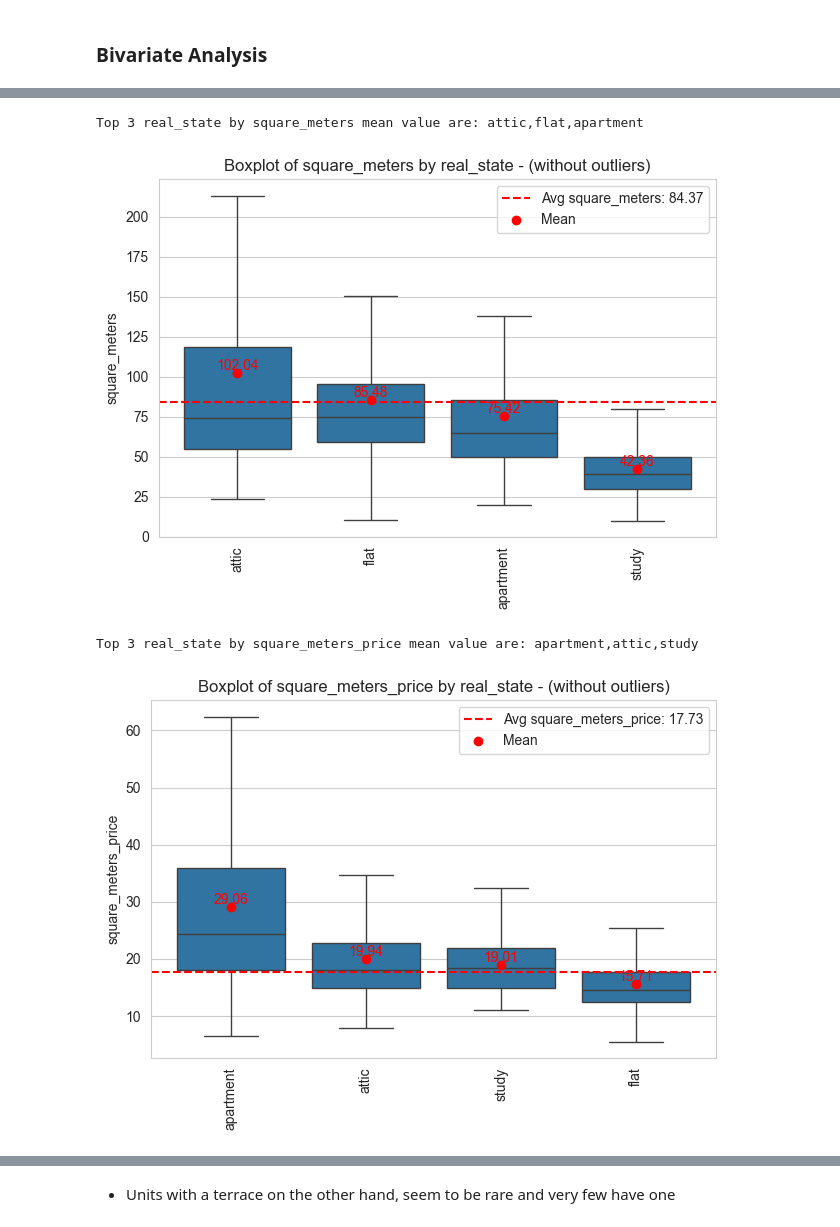
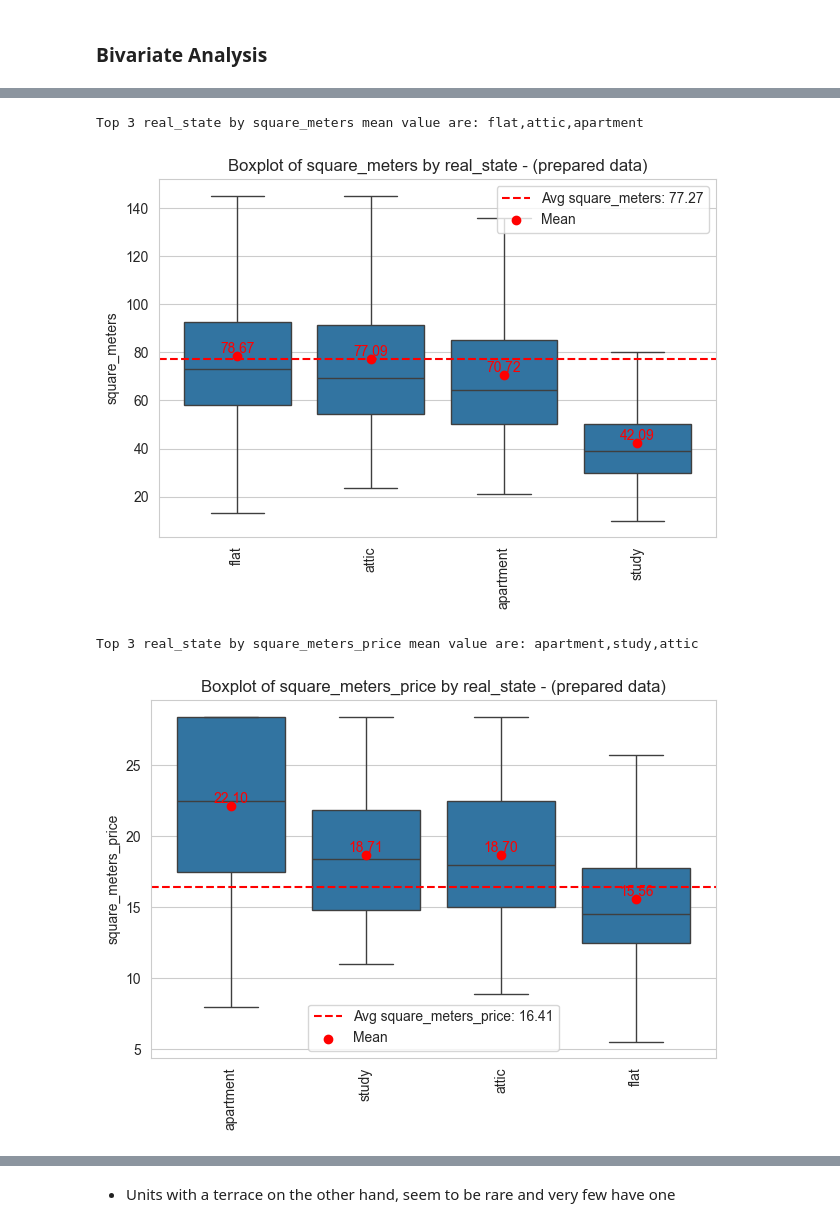
Before and after one commit to otrocarlosmartinez/IMPELIA_PEA_AIDS_PROJECT2, a Jupyter notebook: CarlosM/PROJECT2_PYTHON_cm1.ipynb, the cells around one changed output, grey strips where cells are left out. Cells and saved outputs as stored; diff of their text form; code cells hidden in the pictures.

```diff
--- a/CarlosM/PROJECT2_PYTHON_cm1.ipynb
+++ b/CarlosM/PROJECT2_PYTHON_cm1.ipynb
@@ -545,5 +539,6 @@ dtype: int64
 # %%
-df2['bathroom'] = df2['bathroom'].fillna(df2.groupby(['real_state', 'neighborhood'])['bathroom'].transform('mean'))
+#df2['bathroom'] = df2['bathroom'].fillna(df2.groupby(['real_state', 'neighborhood'])['bathroom'].transform('mean'))
+df2['bathroom'] = df2['bathroom'].fillna(df2.groupby(['real_state', 'neighborhood'])['bathroom'].transform('median'))
 df2.isnull().sum() # Checking for missing values in the data
 # %% [output]
 Unnamed: 0             0
@@ -684,0 +690,4 @@ square_meters_price: 1201 outliers (7.33%)
+# %%
+# Z-Score Method
+df5=df4[(np.abs(df4.select_dtypes(include=np.number).apply(zscore))<3).all(axis=1)] #drop over 3 standard deviations
+count_outliers(df5)
@@ -684,0 +708,5 @@ square_meters_price: 1201 outliers (7.33%)
+# %%
+df6=df5.copy()
+for column in df6.select_dtypes(include=np.number).columns:
+    df6[column]=np.clip(df6[column], df6[column].quantile(0.25)-1.5*(df6[column].quantile(0.75)-df6[column].quantile(0.25)), df6[column].quantile(0.75)+1.5*(df6[column].quantile(0.75)-df6[column].quantile(0.25)))
+df6.shape
@@ -684,0 +762,5 @@ square_meters_price: 1201 outliers (7.33%)
+# %%
+df6['rooms'] = df6['rooms'].astype(int) # truncate decimals
+#df6['rooms'] = df6['rooms'].round().astype(int) # Round decimals
+#df6['rooms'] = np.ceil(df6['rooms']).astype(int) # RoundUP decimals
+#df6['rooms'] = np.floor(df6['rooms']).astype(int) # RoundDOWN decimals
@@ -1097,11 +1277,11 @@ Top 3 real_state by price mean value are: apartment,attic,flat
 # %%
-boxplot_by_group(df, 'real_state', 'square_meters', False, df_name="(without outliers)")
+boxplot_by_group(df6, 'real_state', 'square_meters', False, df_name="(prepared data)")
 # %% [output]
-Top 3 real_state by square_meters mean value are: attic,flat,apartment
+Top 3 real_state by square_meters mean value are: flat,attic,apartment
-[figure, old version]
+[figure, new version]
 # %%
-boxplot_by_group(df, 'real_state', 'square_meters_price', False, df_name="(without outliers)")
+boxplot_by_group(df6, 'real_state', 'square_meters_price', False, df_name="(prepared data)")
 # %% [output]
-Top 3 real_state by square_meters_price mean value are: apartment,attic,study
+Top 3 real_state by square_meters_price mean value are: apartment,study,attic
-[figure, old version]
+[figure, new version]
 # %% [markdown]
```
Also changed, not shown: parts of 126 cells of this notebook, 4 other files.
